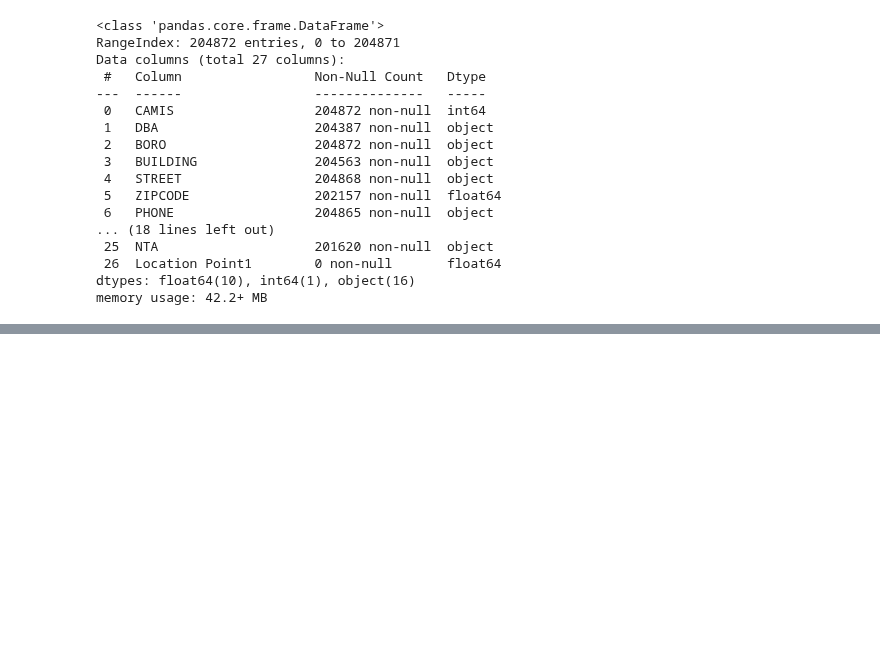
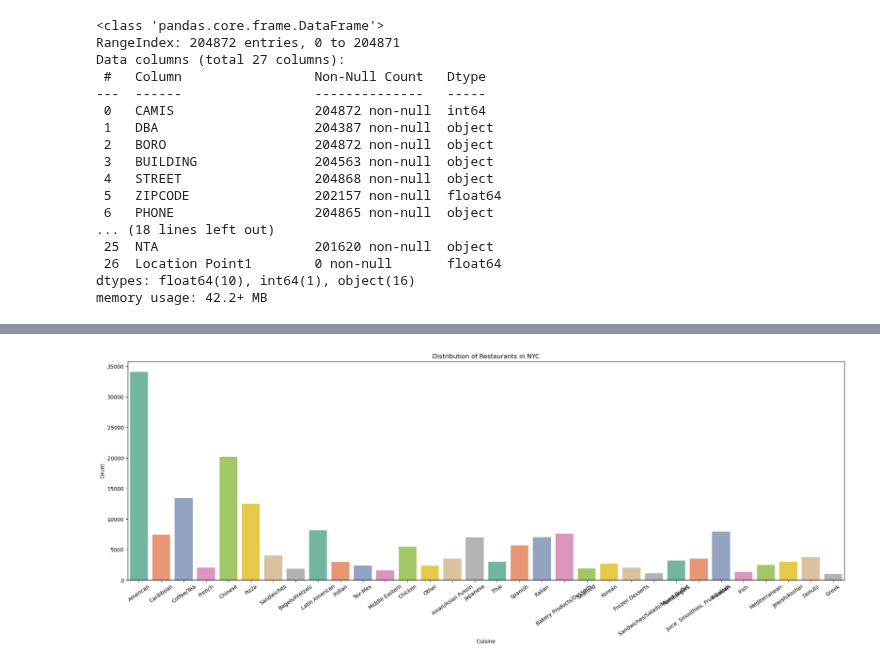
Before and after one commit to JoeBwonKenobi/NYCRestarauntInspections, a Jupyter notebook: NYC Restaurant Project .ipynb, the cells around one changed output, grey strips where cells are left out. Cells and saved outputs as stored; diff of their text form; code cells hidden in the pictures; blank space fills up the shorter version.

```diff
--- a/NYC Restaurant Project .ipynb
+++ b/NYC Restaurant Project .ipynb
@@ -122 +223,18 @@ rdf['BIN'].value_counts()
+# %%
+min_cuisine_count = 1000
+cuisine_counts = rdf['CUISINE DESCRIPTION'].value_counts()
+filtered_cuisines = cuisine_counts[cuisine_counts >= min_cuisine_count].index
+fdf = rdf[rdf['CUISINE DESCRIPTION'].isin(filtered_cuisines)]
+# %%
+plt.figure(figsize=(20,8))
+sns.countplot(data=fdf, x='CUISINE DESCRIPTION', palette='Set2')
+plt.title('Distribution of Restaurants in NYC')
+plt.xlabel('Cuisine')
+plt.ylabel('Count')
+plt.xticks(rotation=35)
+
+plt.tight_layout()
+plt.show()
+# %% [output]
+[figure, added]
 # %%
```
Also changed, not shown: parts of 16 cells of this notebook.
